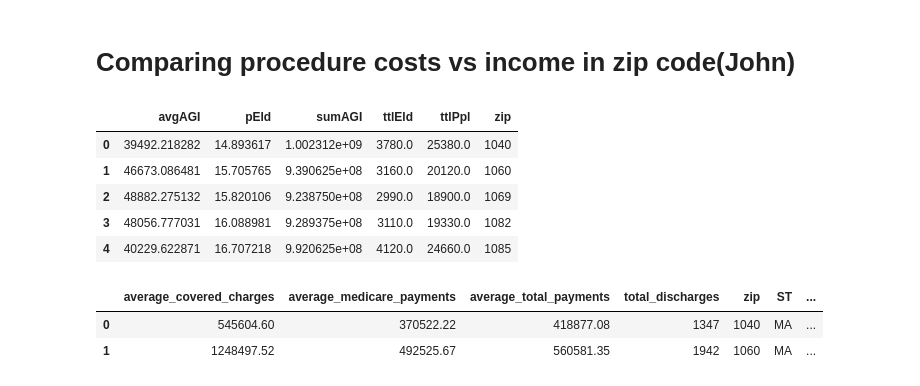
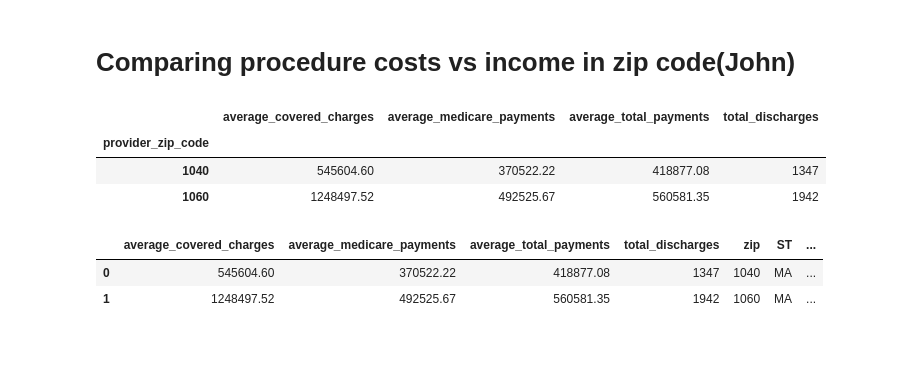
Before and after one commit to jwarlop/BC_Proj001, a Jupyter notebook: main.ipynb, the cells around one changed output. Drawn from its saved outputs; the diff is of its cells as text; code cells hidden in the pictures; blank space fills up the shorter version.

```diff
--- a/main.ipynb
+++ b/main.ipynb
@@ -255,7 +255,20 @@ Index(['average_covered_charges', 'average_total_payments', 'total_discharges',
       dtype='object')
 # %% [markdown]
 # Comparing procedure costs vs income in zip code(John)
+# %%
+main_df.head(2)
+df_zip = main_df.groupby(['provider_zip_code']).\
+            aggregate({'average_covered_charges':'sum',\
+                       'average_medicare_payments':'sum',\
+                       'average_total_payments':'sum','total_discharges':'sum'})
+df_zip.head(2)
+# %% [output]
+|  | average_covered_charges | average_medicare_payments | average_total_payments | total_discharges |
+| provider_zip_code |  |  |  |  |
+| 1040 | 545604.60 | 370522.22 | 418877.08 | 1347 |
+| 1060 | 1248497.52 | 492525.67 | 560581.35 | 1942 |
 # %%
+import pickle
 def strip_bins(df_tup):
     med = [12500.0,37500.0,62500.0,87500.0,150000.0,250000.0]
     for idx,df in enumerate(df_tup):
@@ -267,6 +280,10 @@ def strip_bins(df_tup):
             # [[zip,ttlPpl,sumAGI,ttlEld]]
             result = [[i,j+k,(j+k/2.0)*med[idx],l] for i,j,k,l \
                       in zip(zip_,ttlR,ttlJR,ttlEld)]
+            acc = df['average_covered_charges'].tolist()
+            amp = df['average_medicare_payments'].tolist()
+            atp = df['average_total_payments'].tolist()
+            tdis = df['total_discharges'].tolist()
         for idx0,l in enumerate(result):
             l[1]=l[1]+ttlR[idx]+ttlJR[idx]
             l[2]=l[2]+(ttlR[idx]+ttlJR[idx]/2.0)*med[idx]
@@ -279,7 +296,7 @@ def strip_bins(df_tup):
         avgAGI.append(i[2]/i[1])
         pEld.append((i[3]/i[1])*100.0)
         ttlEld.append(i[3])
-    df = pd.DataFrame({'zip':zip_,'ttlPpl':ttlPpl,'sumAGI':sumAGI,'avgAGI':avgAGI,\
+    df = pd.DataFrame({'ttl_dis':tdis,'acc':acc,'amp':amp,'atp':atp,'zip':zip_,'ttlPpl':ttlPpl,'sumAGI':sumAGI,'avgAGI':avgAGI,\
                        'pEld':pEld,'ttlEld':ttlEld})
     return(df)
 
@@ -306,12 +323,5 @@ merged_200K = pd.merge(df_zip,df_zip_200K,on='zip',how='inner')
 merged_1M   = pd.merge(df_zip,df_zip_1M,on='zip',how='inner')
 df_tuple = (merged_25K,merged_50K,merged_75K,merged_100K,merged_200K,merged_1M)
 df_agi = strip_bins(df_tuple)
-df_agi.head(5)
+df_agi.to_pickle('df_agi.pkl')
-# %% [output]
-|  | avgAGI | pEld | sumAGI | ttlEld | ttlPpl | zip |
-| 0 | 39492.218282 | 14.893617 | 1.002312e+09 | 3780.0 | 25380.0 | 1040 |
-| 1 | 46673.086481 | 15.705765 | 9.390625e+08 | 3160.0 | 20120.0 | 1060 |
-| 2 | 48882.275132 | 15.820106 | 9.238750e+08 | 2990.0 | 18900.0 | 1069 |
-| 3 | 48056.777031 | 16.088981 | 9.289375e+08 | 3110.0 | 19330.0 | 1082 |
-| 4 | 40229.622871 | 16.707218 | 9.920625e+08 | 4120.0 | 24660.0 | 1085 |
 # %%
```
Also changed, not shown: parts of 1 cell of this notebook, 2 other files.
